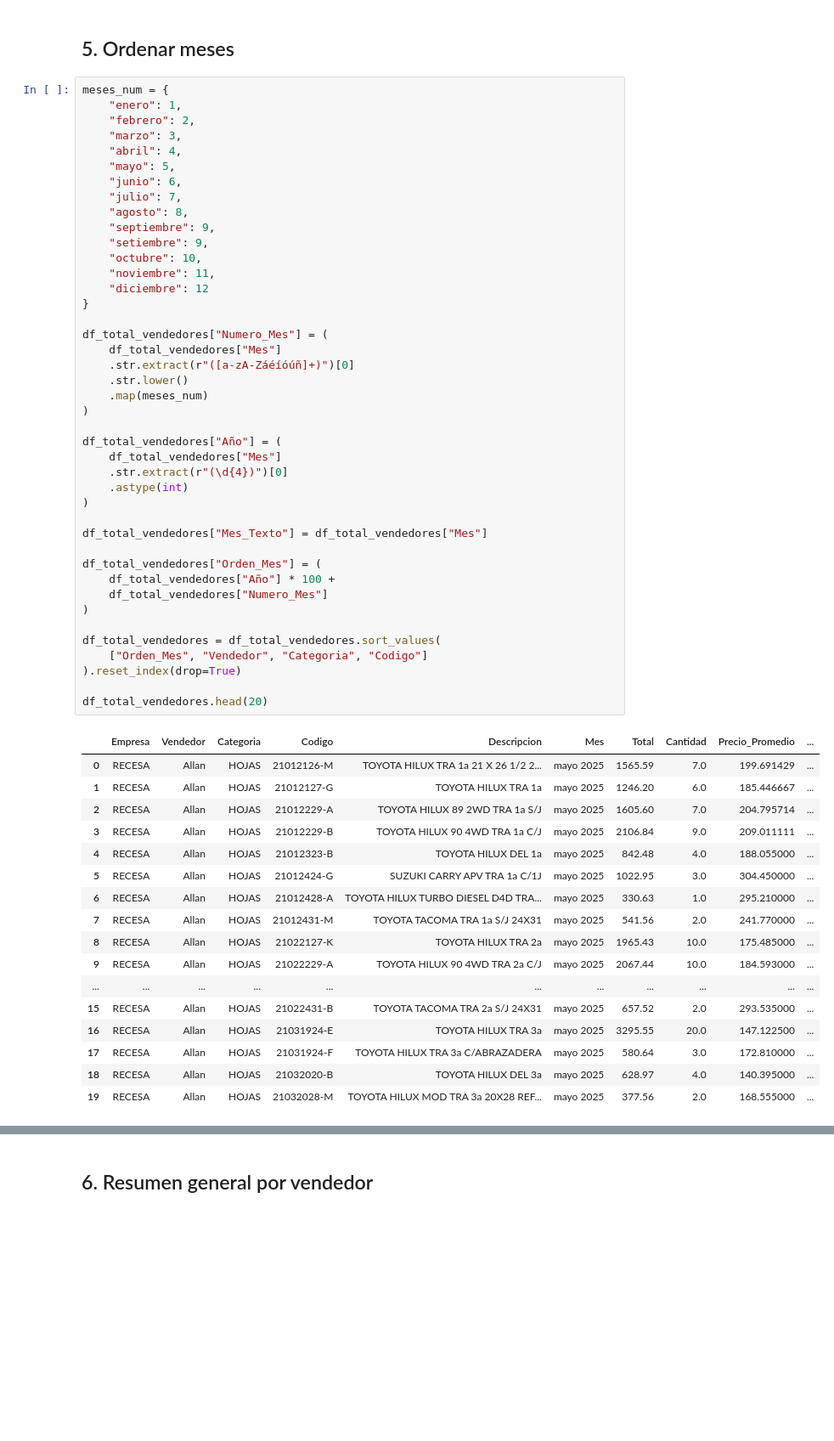
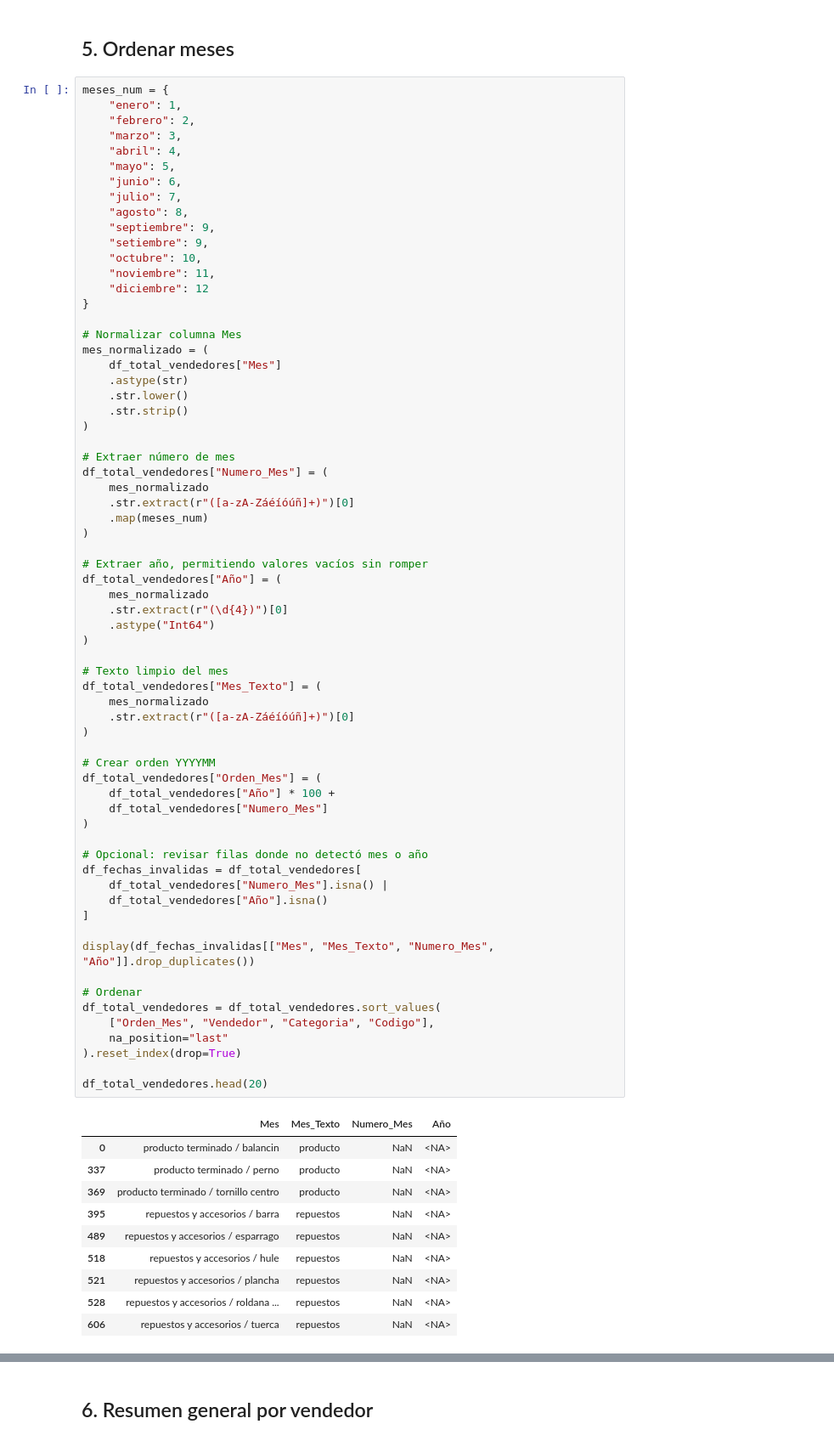
Before and after one commit to JoseP1403/dashboard-recesa, a Jupyter notebook: Analisis_Vendedores_RECESA.ipynb, the cells around one changed output, grey strips where cells are left out. Shown at 85% size. Cells and saved outputs as stored; diff of their text form; blank space fills up the shorter version.

Commit message:
Actualizar dashboard vendedores RECESA

```diff
--- a/Analisis_Vendedores_RECESA.ipynb
+++ b/Analisis_Vendedores_RECESA.ipynb
@@ -256,53 +256,70 @@ meses_num = {
     "junio": 6,
     "julio": 7,
     "agosto": 8,
     "septiembre": 9,
     "setiembre": 9,
     "octubre": 10,
     "noviembre": 11,
     "diciembre": 12
 }
 
+# Normalizar columna Mes
+mes_normalizado = (
+    df_total_vendedores["Mes"]
+    .astype(str)
+    .str.lower()
+    .str.strip()
+)
+
+# Extraer número de mes
 df_total_vendedores["Numero_Mes"] = (
-    df_total_vendedores["Mes"]
+    mes_normalizado
     .str.extract(r"([a-zA-Záéíóúñ]+)")[0]
-    .str.lower()
     .map(meses_num)
 )
 
+# Extraer año, permitiendo valores vacíos sin romper
 df_total_vendedores["Año"] = (
-    df_total_vendedores["Mes"]
+    mes_normalizado
     .str.extract(r"(\d{4})")[0]
-    .astype(int)
+    .astype("Int64")
 )
 
-df_total_vendedores["Mes_Texto"] = df_total_vendedores["Mes"]
+# Texto limpio del mes
+df_total_vendedores["Mes_Texto"] = (
+    mes_normalizado
+    .str.extract(r"([a-zA-Záéíóúñ]+)")[0]
+)
 
+# Crear orden YYYYMM
 df_total_vendedores["Orden_Mes"] = (
     df_total_vendedores["Año"] * 100 +
     df_total_vendedores["Numero_Mes"]
 )
 
+# Opcional: revisar filas donde no detectó mes o año
+df_fechas_invalidas = df_total_vendedores[
+    df_total_vendedores["Numero_Mes"].isna() |
+    df_total_vendedores["Año"].isna()
+]
+
+display(df_fechas_invalidas[["Mes", "Mes_Texto", "Numero_Mes", "Año"]].drop_duplicates())
+
+# Ordenar
 df_total_vendedores = df_total_vendedores.sort_values(
-    ["Orden_Mes", "Vendedor", "Categoria", "Codigo"]
+    ["Orden_Mes", "Vendedor", "Categoria", "Codigo"],
+    na_position="last"
 ).reset_index(drop=True)
 
 df_total_vendedores.head(20)
 # %% [output]
-|  | Empresa | Vendedor | Categoria | Codigo | Descripcion | Mes | Total | Cantidad | Precio_Promedio | ... |
-| 0 | RECESA | Allan | HOJAS | 21012126-M | TOYOTA HILUX TRA 1a 21 X 26 1/2 2... | mayo 2025 | 1565.59 | 7.0 | 199.691429 | ... |
-| 1 | RECESA | Allan | HOJAS | 21012127-G | TOYOTA HILUX TRA 1a | mayo 2025 | 1246.20 | 6.0 | 185.446667 | ... |
-| 2 | RECESA | Allan | HOJAS | 21012229-A | TOYOTA HILUX 89 2WD TRA 1a S/J | mayo 2025 | 1605.60 | 7.0 | 204.795714 | ... |
-| 3 | RECESA | Allan | HOJAS | 21012229-B | TOYOTA HILUX 90 4WD TRA 1a C/J | mayo 2025 | 2106.84 | 9.0 | 209.011111 | ... |
-| 4 | RECESA | Allan | HOJAS | 21012323-B | TOYOTA HILUX DEL 1a | mayo 2025 | 842.48 | 4.0 | 188.055000 | ... |
-| 5 | RECESA | Allan | HOJAS | 21012424-G | SUZUKI CARRY APV TRA 1a C/1J | mayo 2025 | 1022.95 | 3.0 | 304.450000 | ... |
-| 6 | RECESA | Allan | HOJAS | 21012428-A | TOYOTA HILUX TURBO DIESEL D4D TRA... | mayo 2025 | 330.63 | 1.0 | 295.210000 | ... |
-| 7 | RECESA | Allan | HOJAS | 21012431-M | TOYOTA TACOMA TRA 1a S/J 24X31 | mayo 2025 | 541.56 | 2.0 | 241.770000 | ... |
-| 8 | RECESA | Allan | HOJAS | 21022127-K | TOYOTA HILUX TRA 2a | mayo 2025 | 1965.43 | 10.0 | 175.485000 | ... |
-| 9 | RECESA | Allan | HOJAS | 21022229-A | TOYOTA HILUX 90 4WD TRA 2a C/J | mayo 2025 | 2067.44 | 10.0 | 184.593000 | ... |
-| ... | ... | ... | ... | ... | ... | ... | ... | ... | ... | ... |
-| 15 | RECESA | Allan | HOJAS | 21022431-B | TOYOTA TACOMA TRA 2a S/J 24X31 | mayo 2025 | 657.52 | 2.0 | 293.535000 | ... |
-| 16 | RECESA | Allan | HOJAS | 21031924-E | TOYOTA HILUX TRA 3a | mayo 2025 | 3295.55 | 20.0 | 147.122500 | ... |
-| 17 | RECESA | Allan | HOJAS | 21031924-F | TOYOTA HILUX TRA 3a C/ABRAZADERA | mayo 2025 | 580.64 | 3.0 | 172.810000 | ... |
-| 18 | RECESA | Allan | HOJAS | 21032020-B | TOYOTA HILUX DEL 3a | mayo 2025 | 628.97 | 4.0 | 140.395000 | ... |
-| 19 | RECESA | Allan | HOJAS | 21032028-M | TOYOTA HILUX MOD TRA 3a 20X28 REF... | mayo 2025 | 377.56 | 2.0 | 168.555000 | ... |
+|  | Mes | Mes_Texto | Numero_Mes | Año |
+| 0 | producto terminado / balancin | producto | NaN | <NA> |
+| 337 | producto terminado / perno | producto | NaN | <NA> |
+| 369 | producto terminado / tornillo centro | producto | NaN | <NA> |
+| 395 | repuestos y accesorios / barra | repuestos | NaN | <NA> |
+| 489 | repuestos y accesorios / esparrago | repuestos | NaN | <NA> |
+| 518 | repuestos y accesorios / hule | repuestos | NaN | <NA> |
+| 521 | repuestos y accesorios / plancha | repuestos | NaN | <NA> |
+| 528 | repuestos y accesorios / roldana ... | repuestos | NaN | <NA> |
+| 606 | repuestos y accesorios / tuerca | repuestos | NaN | <NA> |
```
Also changed, not shown: parts of 9 cells of this notebook, 4 other files.
